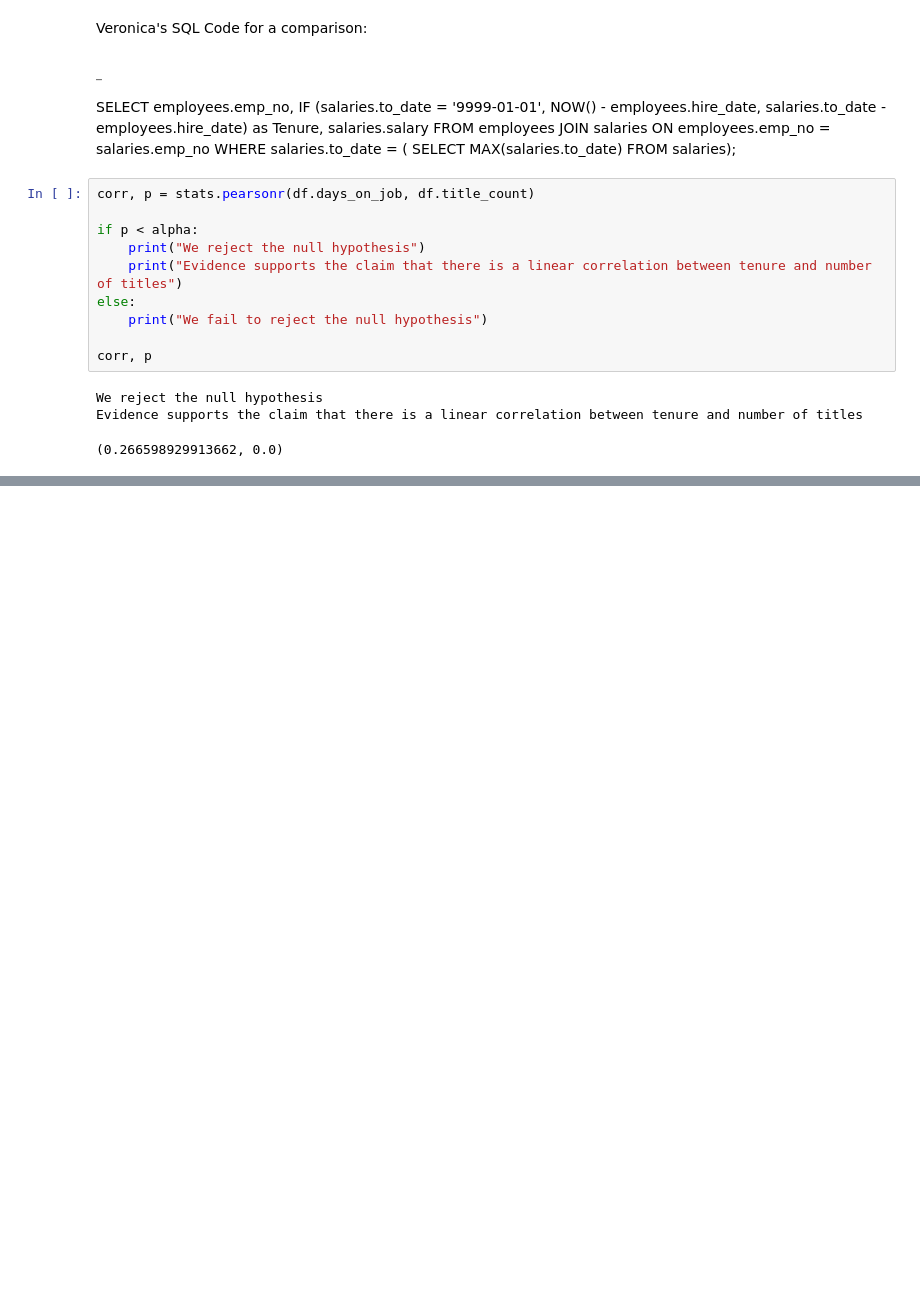
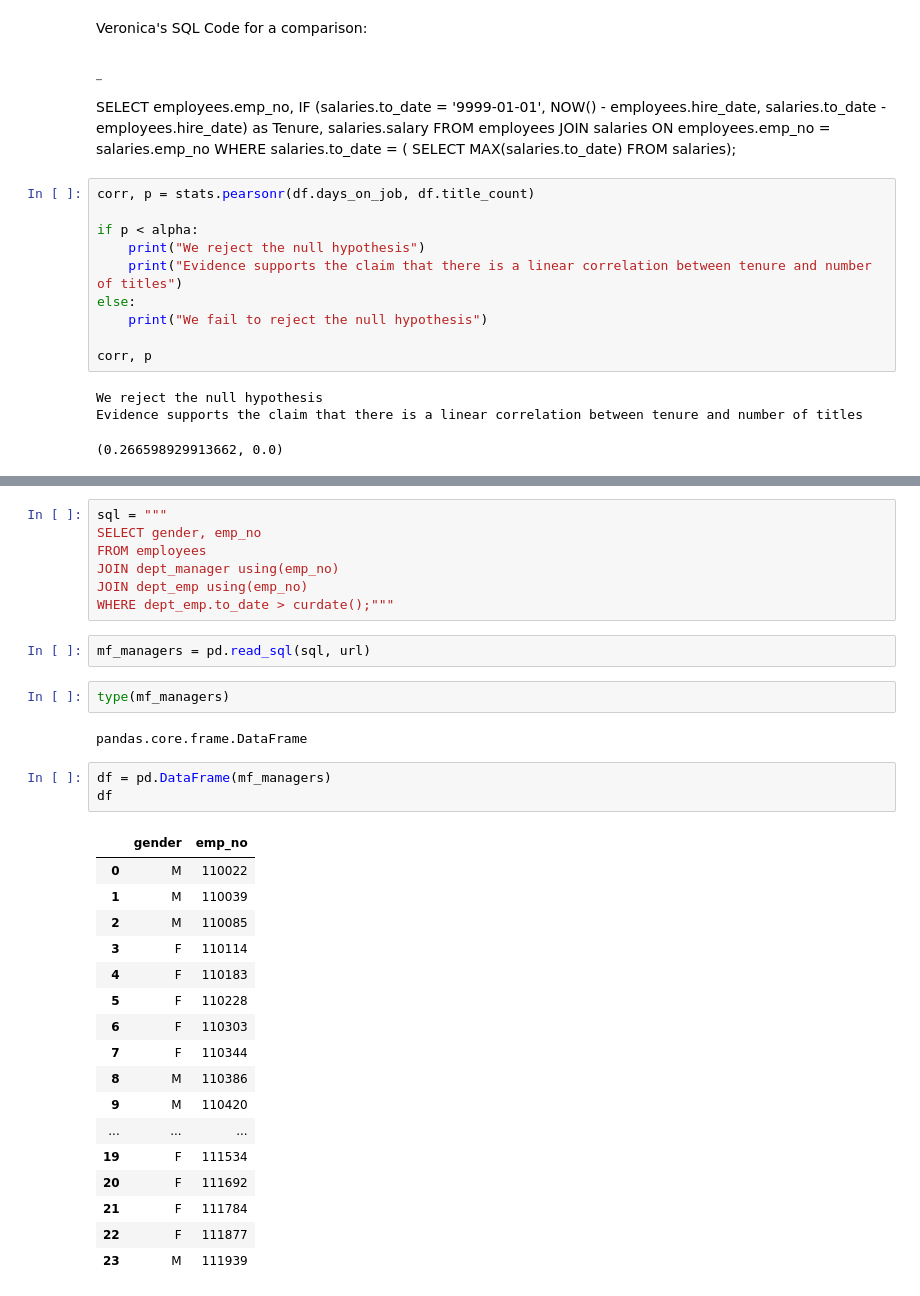
Before and after one commit to Brooke-Holyoak/statistics-exercises, a Jupyter notebook: hypothesis_testing.ipynb, the cells around one changed output, grey strips where cells are left out. Saved outputs shown, nothing was run; the diff lists cells and outputs as text; blank space fills up the shorter version.

```diff
--- a/hypothesis_testing.ipynb
+++ b/hypothesis_testing.ipynb
@@ -661,0 +908,34 @@ Evidence supports the claim that there is a linear correlation between tenure an
+# %%
+sql = """
+SELECT gender, emp_no
+FROM employees
+JOIN dept_manager using(emp_no)
+JOIN dept_emp using(emp_no)
+WHERE dept_emp.to_date > curdate();"""
+# %%
+mf_managers = pd.read_sql(sql, url)
+# %%
+type(mf_managers)
+# %% [output]
+pandas.core.frame.DataFrame
+# %%
+df = pd.DataFrame(mf_managers)
+df
+# %% [output]
+|  | gender | emp_no |
+| 0 | M | 110022 |
+| 1 | M | 110039 |
+| 2 | M | 110085 |
+| 3 | F | 110114 |
+| 4 | F | 110183 |
+| 5 | F | 110228 |
+| 6 | F | 110303 |
+| 7 | F | 110344 |
+| 8 | M | 110386 |
+| 9 | M | 110420 |
+| ... | ... | ... |
+| 19 | F | 111534 |
+| 20 | F | 111692 |
+| 21 | F | 111784 |
+| 22 | F | 111877 |
+| 23 | M | 111939 |
```
Also changed, not shown: parts of 24 cells of this notebook.
